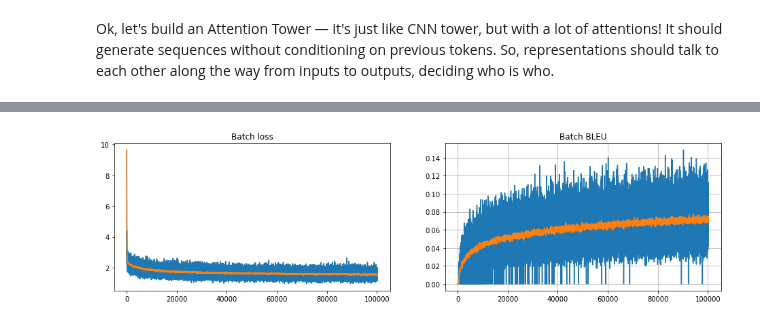
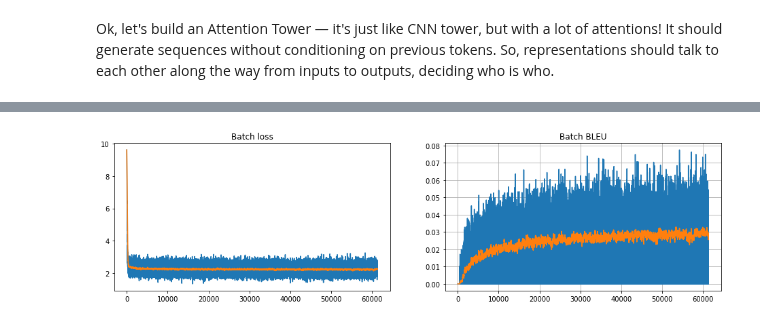
Before and after one commit to universome/text-style-transfer, a Jupyter notebook: notebooks/attention-tower.ipynb, the cells around one changed output, grey strips where cells are left out. Drawn from its saved outputs; the diff is of its cells as text; code cells hidden in the pictures.

```diff
--- a/notebooks/attention-tower.ipynb
+++ b/notebooks/attention-tower.ipynb
@@ -13,14 +39,25 @@ from src.models.layers import Linear
 class AttentionTower(nn.Module):
     def __init__(self, max_len, vocab_src_len, vocab_trg_len, n_encoders=1, **kwargs):
         super(AttentionTower, self).__init__()
-        self.encoders = [Encoder(vocab_src_len, max_len, **kwargs) for _ in range(n_encoders)]
+        self.encoders = [Encoder(vocab_src_len, max_len, **kwargs).cuda() for _ in range(n_encoders)]
         self.out_embs = Linear(kwargs['d_model'], vocab_trg_len, bias=False)
 
-    def forward(self, seq):
+    def forward(self, src_seq):
         logits = []
 
-        for encoder in self.encoders:
-            seq, *_ = encoder(seq)
+        seq, *_ = self.encoders[0](src_seq)
+        logits.append(self.out_embs(seq))
+
+        for encoder in self.encoders[1:]:
+            seq = self.apply_encoder(encoder, seq)
             logits.append(self.out_embs(seq))
 
         return logits
+
+    def apply_encoder(self, encoder, seq):
+        attn_mask = torch.zeros(seq.size(0), seq.size(1), seq.size(1)).byte().cuda()
+
+        for enc_layer in encoder.layer_stack:
+            seq, _ = enc_layer(seq, attn_mask)
+
+        return seq
@@ -49,6 +64,6 @@ batches = data.BucketIterator(dataset=train, batch_size=32, shuffle=True)
 # %%
 kwargs = {
-    'd_model': 512,
+    'd_model': 512
 }
 
 model = AttentionTower(max_len, len(src.vocab), len(trg.vocab), n_encoders=3, **kwargs).cuda()
@@ -104,38 +119,38 @@ try:
             optimizer.zero_grad()
             logits = model(batch.src.transpose(0,1))
             targets = batch.trg.transpose(0,1).contiguous().view(-1).squeeze()
-            loss = criterion(logits.view(-1, len(trg.vocab)), targets)
+            loss = sum(criterion(l.view(-1, len(trg.vocab)), targets) for l in logits) / len(logits)
             loss.backward()
             optimizer.step()
 
             loss_history.append(loss.data[0])
 
             # Computing BLEU
-            preds = logits.max(dim=-1)[1]
+            preds = logits[-1].max(dim=-1)[1]
             translations = [indices_to_sent(s, trg.vocab) for s in preds]
             target_sents = [indices_to_sent(s, trg.vocab) for s in batch.trg.transpose(0,1)]
             bleu = compute_bleu_for_sents(translations, target_sents)
             bleu_history.append(bleu)
 
             if num_iters_done % plot_every == 0:
                 clear_output(True)
                 plt.figure(figsize=[16,4])
 
                 plt.subplot(121)
                 plt.title("Batch loss")
                 plt.plot(loss_history)
                 plt.plot(pd.DataFrame(np.array(loss_history)).ewm(span=100).mean())
 
                 plt.subplot(122)
                 plt.title("Batch BLEU")
                 plt.plot(bleu_history)
                 plt.plot(pd.DataFrame(np.array(bleu_history)).ewm(span=100).mean())
 
                 plt.grid()
                 plt.show()
 
             num_iters_done += 1
 except KeyboardInterrupt:
     pass
 # %% [output]
-[figure, old version]
+[figure, new version]
```
Also changed, not shown: parts of 3 cells of this notebook.
